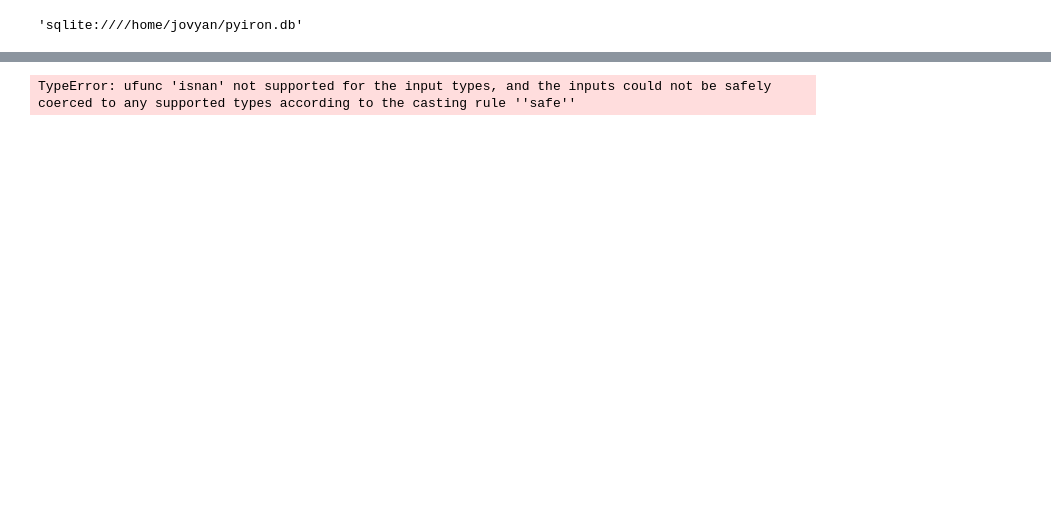
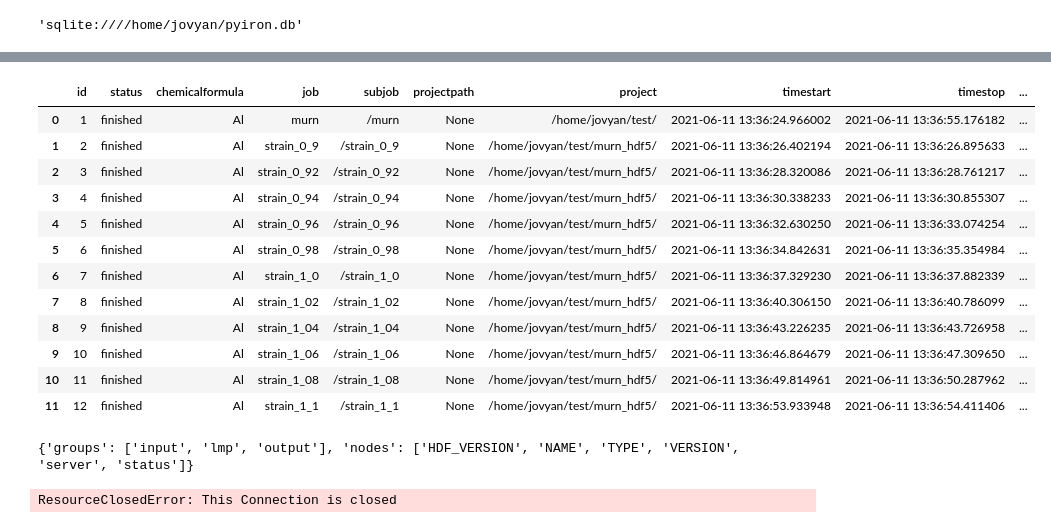
Before and after one commit to jan-janssen/pyiron-db-change, a Jupyter notebook: example.ipynb, the cells around one changed output, grey strips where cells are left out. Cells and saved outputs as stored; diff of their text form; code cells hidden in the pictures; blank space fills up the shorter version.

```diff
--- a/example.ipynb
+++ b/example.ipynb
@@ -131,12 +159,51 @@ for job_id, masterid, parentid in zip(
     update_id_lst(record_lst=df["masterid"].values, job_id_lst=job_id_lst),
     update_id_lst(record_lst=df["parentid"].values, job_id_lst=job_id_lst),
 ):
-    if not np.isnan(masterid) or not np.isnan(parentid):
+    if (masterid and not np.isnan(masterid)) and (parentid and not np.isnan(parentid)):
         pr_import.db.item_update(
             item_id=job_id,
             par_dict={
-                "parentid": parentid, "masterid": masterid
+                "parentid": int(parentid), "masterid": int(masterid)
             }
         )
+    elif (parentid and not np.isnan(parentid)):
+        pr_import.db.item_update(
+            item_id=job_id,
+            par_dict={
+                "parentid": int(parentid)
+            }
+        )
+    elif (masterid and not np.isnan(masterid)):
+        pr_import.db.item_update(
+            item_id=job_id,
+            par_dict={
+                "masterid": int(masterid)
+            }
+        )
-# %% [output]
-TypeError: ufunc 'isnan' not supported for the input types, and the inputs could not be safely coerced to any supported types according to the casting rule ''safe''
+# %%
+pr = Project("test")
+# %%
+pr.job_table()
+# %% [output]
+|  | id | status | chemicalformula | job | subjob | projectpath | project | timestart | timestop | ... |
+| 0 | 1 | finished | Al | murn | /murn | None | /home/jovyan/test/ | 2021-06-11 13:36:24.966002 | 2021-06-11 13:36:55.176182 | ... |
+| 1 | 2 | finished | Al | strain_0_9 | /strain_0_9 | None | /home/jovyan/test/murn_hdf5/ | 2021-06-11 13:36:26.402194 | 2021-06-11 13:36:26.895633 | ... |
+| 2 | 3 | finished | Al | strain_0_92 | /strain_0_92 | None | /home/jovyan/test/murn_hdf5/ | 2021-06-11 13:36:28.320086 | 2021-06-11 13:36:28.761217 | ... |
+| 3 | 4 | finished | Al | strain_0_94 | /strain_0_94 | None | /home/jovyan/test/murn_hdf5/ | 2021-06-11 13:36:30.338233 | 2021-06-11 13:36:30.855307 | ... |
+| 4 | 5 | finished | Al | strain_0_96 | /strain_0_96 | None | /home/jovyan/test/murn_hdf5/ | 2021-06-11 13:36:32.630250 | 2021-06-11 13:36:33.074254 | ... |
+| 5 | 6 | finished | Al | strain_0_98 | /strain_0_98 | None | /home/jovyan/test/murn_hdf5/ | 2021-06-11 13:36:34.842631 | 2021-06-11 13:36:35.354984 | ... |
+| 6 | 7 | finished | Al | strain_1_0 | /strain_1_0 | None | /home/jovyan/test/murn_hdf5/ | 2021-06-11 13:36:37.329230 | 2021-06-11 13:36:37.882339 | ... |
+| 7 | 8 | finished | Al | strain_1_02 | /strain_1_02 | None | /home/jovyan/test/murn_hdf5/ | 2021-06-11 13:36:40.306150 | 2021-06-11 13:36:40.786099 | ... |
+| 8 | 9 | finished | Al | strain_1_04 | /strain_1_04 | None | /home/jovyan/test/murn_hdf5/ | 2021-06-11 13:36:43.226235 | 2021-06-11 13:36:43.726958 | ... |
+| 9 | 10 | finished | Al | strain_1_06 | /strain_1_06 | None | /home/jovyan/test/murn_hdf5/ | 2021-06-11 13:36:46.864679 | 2021-06-11 13:36:47.309650 | ... |
+| 10 | 11 | finished | Al | strain_1_08 | /strain_1_08 | None | /home/jovyan/test/murn_hdf5/ | 2021-06-11 13:36:49.814961 | 2021-06-11 13:36:50.287962 | ... |
+| 11 | 12 | finished | Al | strain_1_1 | /strain_1_1 | None | /home/jovyan/test/murn_hdf5/ | 2021-06-11 13:36:53.933948 | 2021-06-11 13:36:54.411406 | ... |
+# %%
+murn_reload = pr.inspect("murn")
+murn_reload
+# %% [output]
+{'groups': ['input', 'lmp', 'output'], 'nodes': ['HDF_VERSION', 'NAME', 'TYPE', 'VERSION', 'server', 'status']}
+# %%
+murn_reload = pr.load("murn")
+# %% [output]
+ResourceClosedError: This Connection is closed
```
Also changed, not shown: parts of 15 cells of this notebook, 1 other file.
